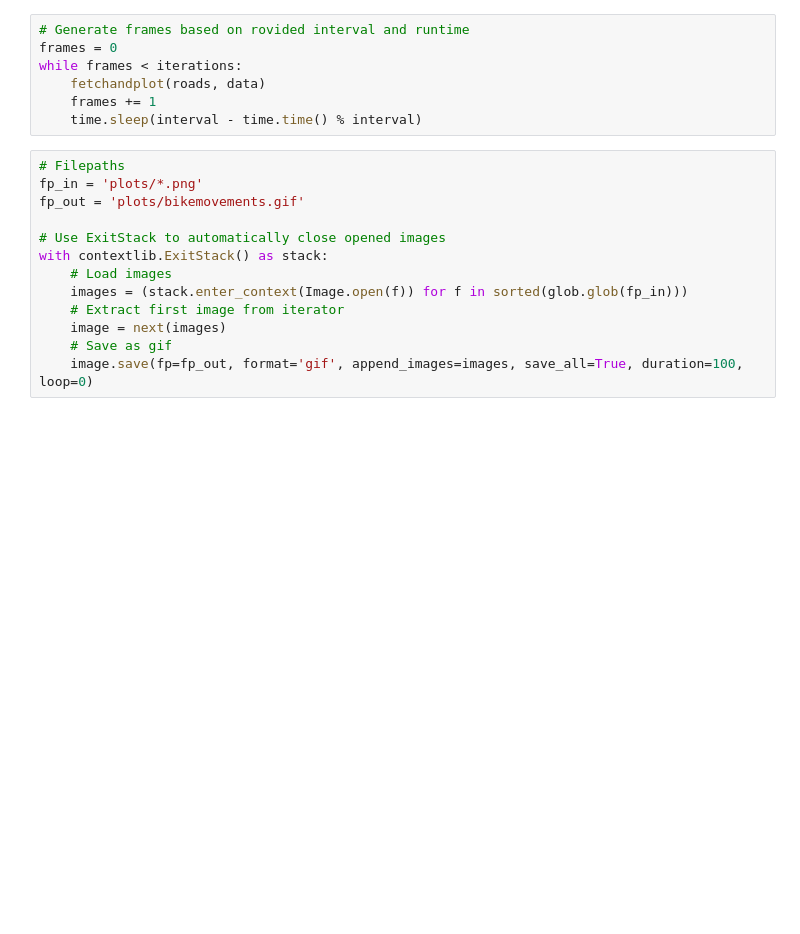
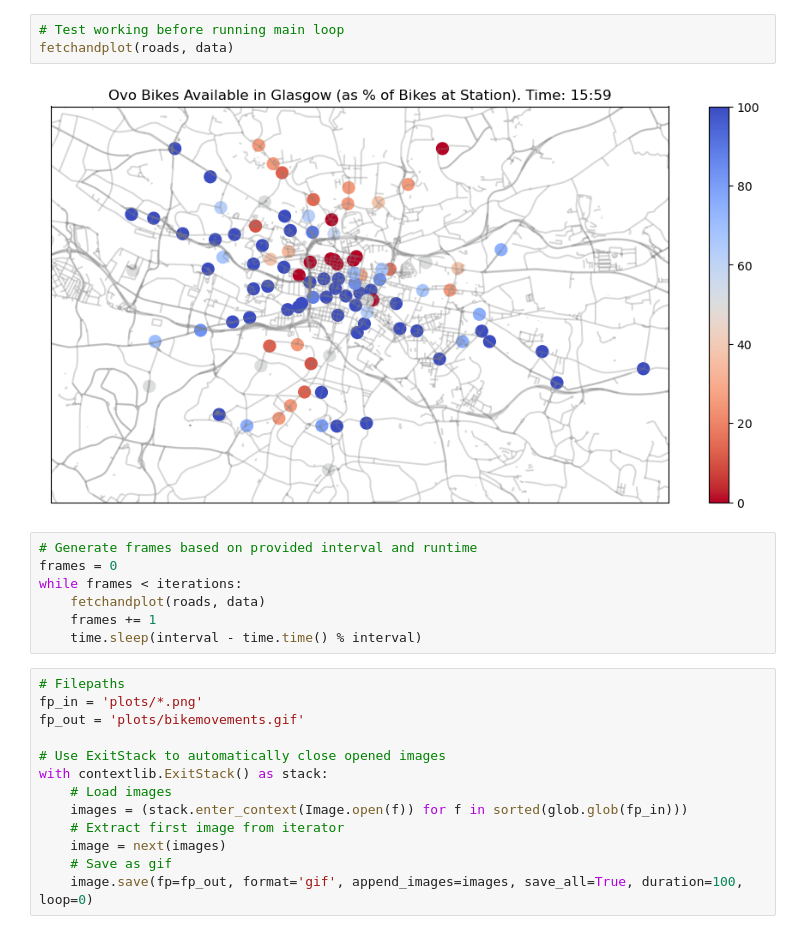
Before and after one commit to hrdance/bike-movements, a Jupyter notebook: glasgow-bikes.ipynb, the cells around one changed output. Cells and saved outputs as stored; diff of their text form; blank space fills up the shorter version.

Commit message:
Add files via upload
Visual improvements to the generated plots. Added code to automatically fetch and extract map data.

```diff
--- a/glasgow-bikes.ipynb
+++ b/glasgow-bikes.ipynb
@@ -127,5 +144,10 @@ def fetchandplot(roads, data):
+# %%
+# Test working before running main loop
+fetchandplot(roads, data)
+# %% [output]
+[figure, added]
 # %%
-# Generate frames based on rovided interval and runtime
+# Generate frames based on provided interval and runtime
 frames = 0
 while frames < iterations:
     fetchandplot(roads, data)
```
Also changed, not shown: parts of 6 cells of this notebook.
